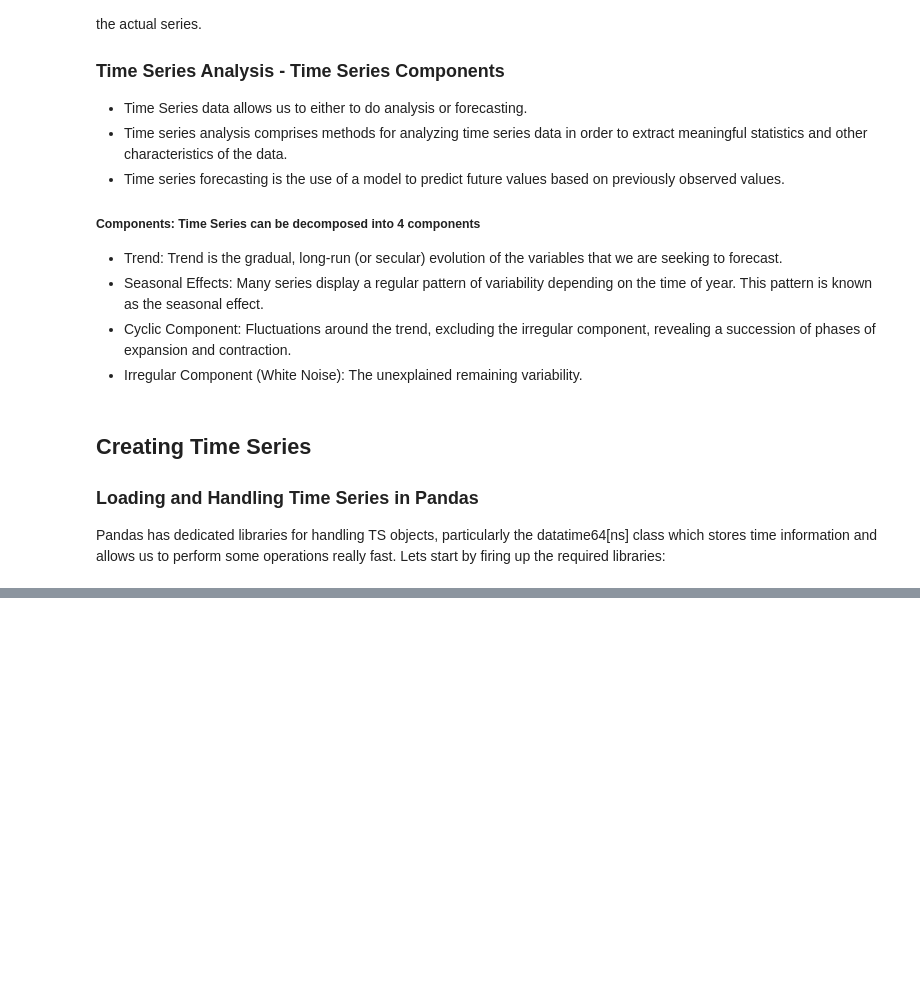
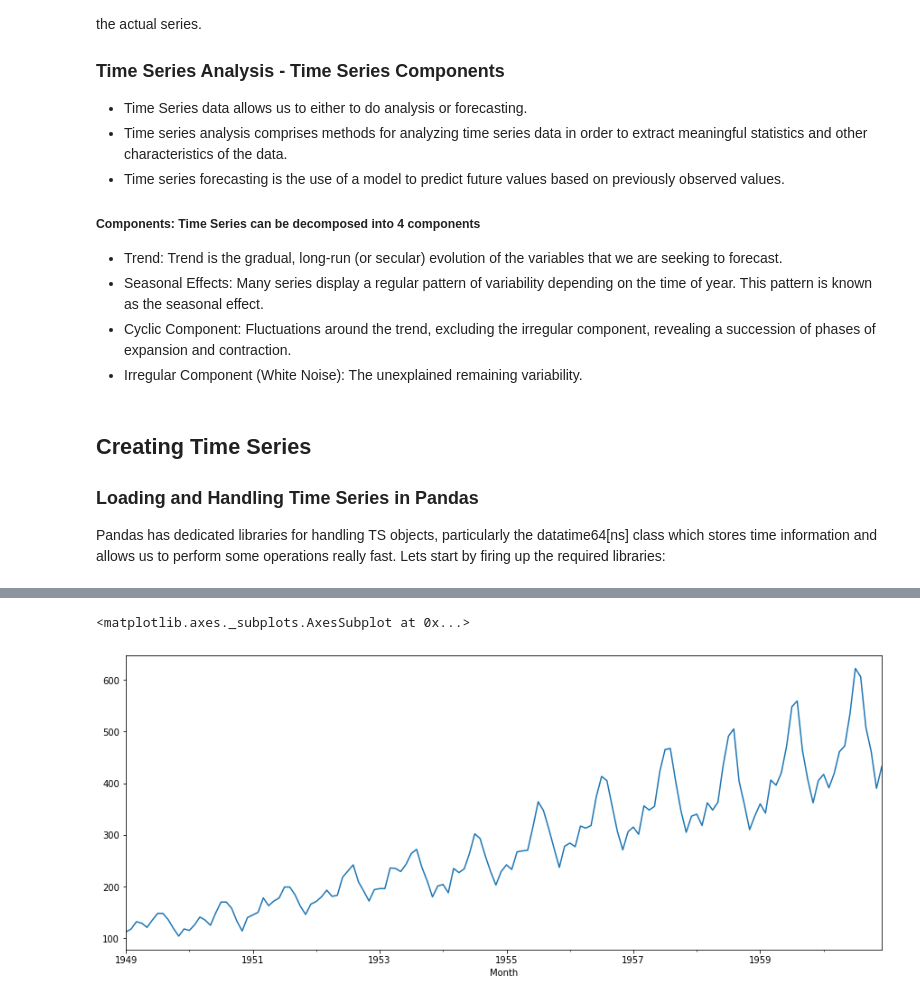
Before and after one commit to mkmritunjay/machineLearning, a Jupyter notebook: ARIMA.ipynb, the cells around one changed output, grey strips where cells are left out. Saved outputs shown, nothing was run; the diff lists cells and outputs as text; code cells hidden in the pictures; blank space fills up the shorter version.

```diff
--- a/ARIMA.ipynb
+++ b/ARIMA.ipynb
@@ -55,3 +55,19 @@ Why bother decomposing the original / actual time series into components? It is
 
 ### Loading and Handling Time Series in Pandas
 Pandas has dedicated libraries for handling TS objects, particularly the datatime64[ns] class which stores time information and allows us to perform some operations really fast. Lets start by firing up the required libraries:
+# %%
+import pandas as pd
+import numpy as np
+%matplotlib inline
+import matplotlib.pylab as plt
+
+import statsmodels.tsa.api as smt
+
+from statsmodels.tsa.arima_model import ARIMA
+from pandas.plotting import autocorrelation_plot
+
+import seaborn as sns
+from matplotlib.pylab import rcParams
+rcParams['figure.figsize'] = 15,6
+
+url = 'https://raw.githubusercontent.com/mkmritunjay/machineLearning/master/AirPassengers.csv'
@@ -57,0 +97,4 @@ Pandas has dedicated libraries for handling TS objects, particularly the datatim
+# %%
+dateparse = lambda dates: pd.datetime.strptime(dates, '%Y-%m')
+data = pd.read_csv(url, parse_dates=['Month'], index_col='Month',date_parser=dateparse)
+data.head()
@@ -57,0 +141,3 @@ Pandas has dedicated libraries for handling TS objects, particularly the datatim
+# %%
+ts = data['#Passengers']
+ts.head(10)
@@ -57,0 +254,5 @@ Pandas has dedicated libraries for handling TS objects, particularly the datatim
+# %%
+ts.plot()
+# %% [output]
+<matplotlib.axes._subplots.AxesSubplot at 0x...>
+[figure, added]
```
Also changed, not shown: parts of 36 cells of this notebook.
